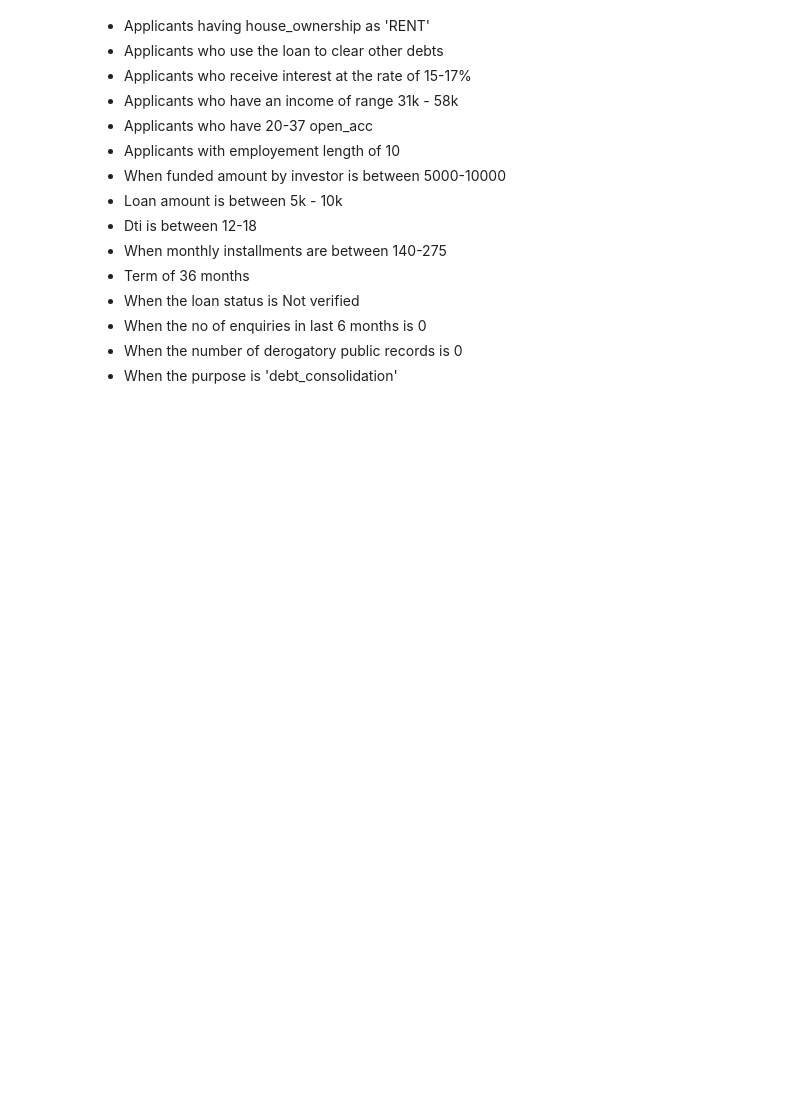
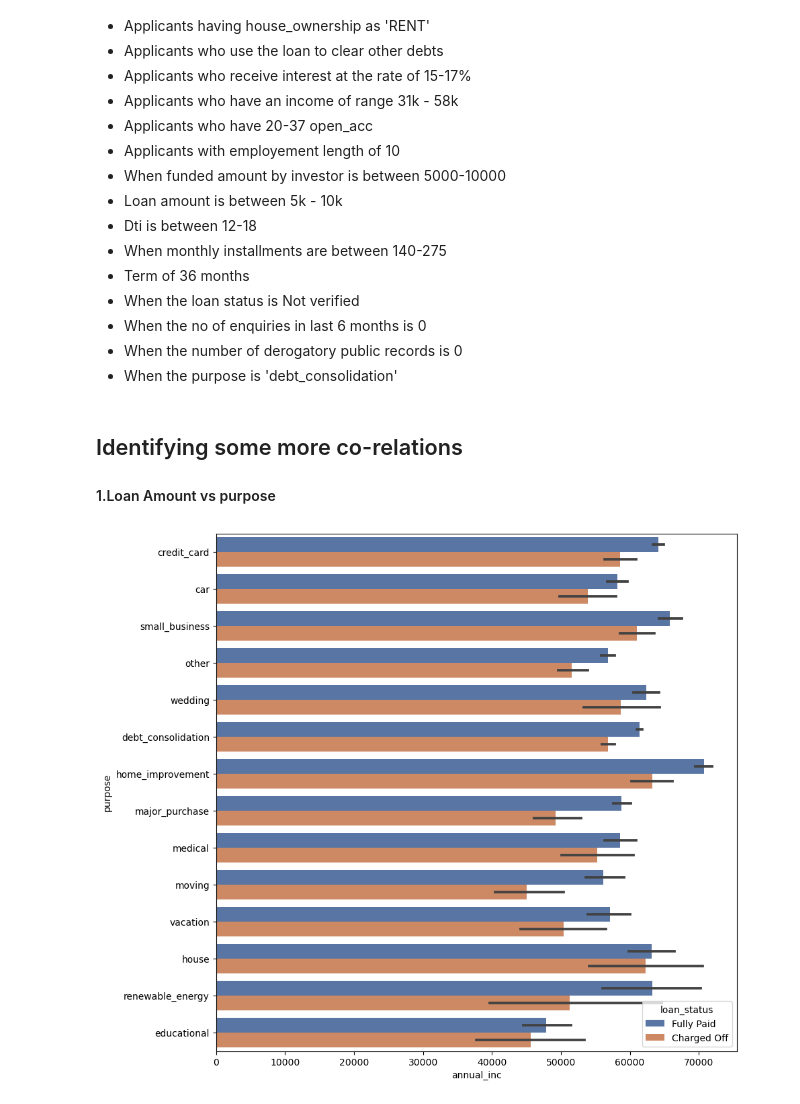
Before and after one commit to alokbhatnagar0580/Lending-Club-Case-Study, a Jupyter notebook: Lending Case Study.ipynb, the cells around one changed output. Cells and saved outputs as stored; diff of their text form; code cells hidden in the pictures; blank space fills up the shorter version.

```diff
--- a/Lending Case Study.ipynb
+++ b/Lending Case Study.ipynb
@@ -338,3 +338,13 @@ sns.countplot(x='dti_groups', data=df[df['loan_status']=='Charged Off'])
 - When the no of enquiries in last 6 months is 0
 - When the number of derogatory public records is 0
 - When the purpose is 'debt_consolidation'
+# %% [markdown]
+## Identifying some more co-relations
+
+#### 1.Loan Amount vs purpose
+# %%
+plt.figure(figsize=(10,10))
+sns.barplot(data =df,x='annual_inc', y='purpose', hue ='loan_status',palette="deep")
+plt.show()
+# %% [output]
+[figure, added]
```
Also changed, not shown: parts of 9 cells of this notebook.
